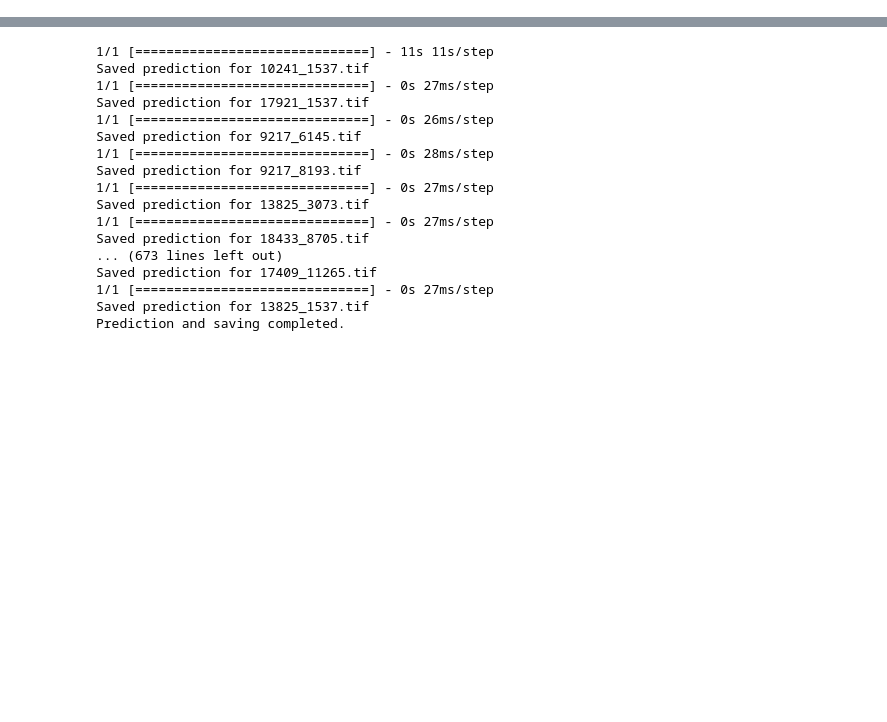
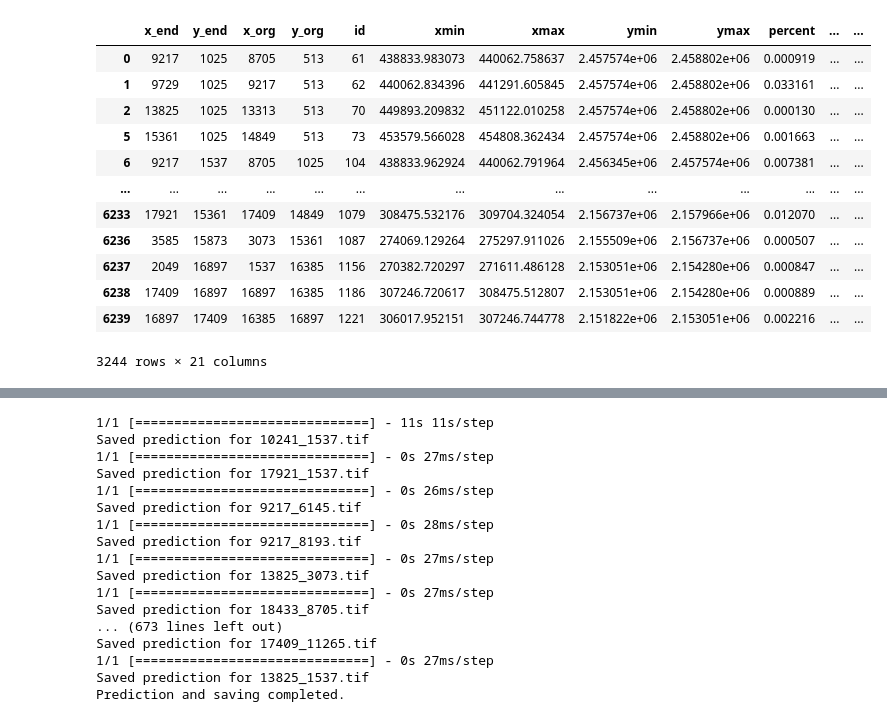
Before and after one commit to aml7hawaiiedu/CCAPLandCoverProject, a Jupyter notebook: CCAP_UNET_Fall2023.ipynb, the cells around one changed output, grey strips where cells are left out. Cells and saved outputs as stored; diff of their text form; code cells hidden in the pictures; blank space fills up the shorter version.

```diff
--- a/CCAP_UNET_Fall2023.ipynb
+++ b/CCAP_UNET_Fall2023.ipynb
@@ -95,0 +149,16 @@ print(agg_df)
+# %%
+sum_df
+# %% [output]
+|  | x_end | y_end | x_org | y_org | id | xmin | xmax | ymin | ymax | percent | ... | ... |
+| 0 | 9217 | 1025 | 8705 | 513 | 61 | 438833.983073 | 440062.758637 | 2.457574e+06 | 2.458802e+06 | 0.000919 | ... | ... |
+| 1 | 9729 | 1025 | 9217 | 513 | 62 | 440062.834396 | 441291.605845 | 2.457574e+06 | 2.458802e+06 | 0.033161 | ... | ... |
+| 2 | 13825 | 1025 | 13313 | 513 | 70 | 449893.209832 | 451122.010258 | 2.457574e+06 | 2.458802e+06 | 0.000130 | ... | ... |
+| 5 | 15361 | 1025 | 14849 | 513 | 73 | 453579.566028 | 454808.362434 | 2.457574e+06 | 2.458802e+06 | 0.001663 | ... | ... |
+| 6 | 9217 | 1537 | 8705 | 1025 | 104 | 438833.962924 | 440062.791964 | 2.456345e+06 | 2.457574e+06 | 0.007381 | ... | ... |
+| ... | ... | ... | ... | ... | ... | ... | ... | ... | ... | ... | ... | ... |
+| 6233 | 17921 | 15361 | 17409 | 14849 | 1079 | 308475.532176 | 309704.324054 | 2.156737e+06 | 2.157966e+06 | 0.012070 | ... | ... |
+| 6236 | 3585 | 15873 | 3073 | 15361 | 1087 | 274069.129264 | 275297.911026 | 2.155509e+06 | 2.156737e+06 | 0.000507 | ... | ... |
+| 6237 | 2049 | 16897 | 1537 | 16385 | 1156 | 270382.720297 | 271611.486128 | 2.153051e+06 | 2.154280e+06 | 0.000847 | ... | ... |
+| 6238 | 17409 | 16897 | 16897 | 16385 | 1186 | 307246.720617 | 308475.512807 | 2.153051e+06 | 2.154280e+06 | 0.000889 | ... | ... |
+| 6239 | 16897 | 17409 | 16385 | 16897 | 1221 | 306017.952151 | 307246.744778 | 2.151822e+06 | 2.153051e+06 | 0.002216 | ... | ... |
+3244 rows × 21 columns
```
Also changed, not shown: parts of 12 cells of this notebook.
